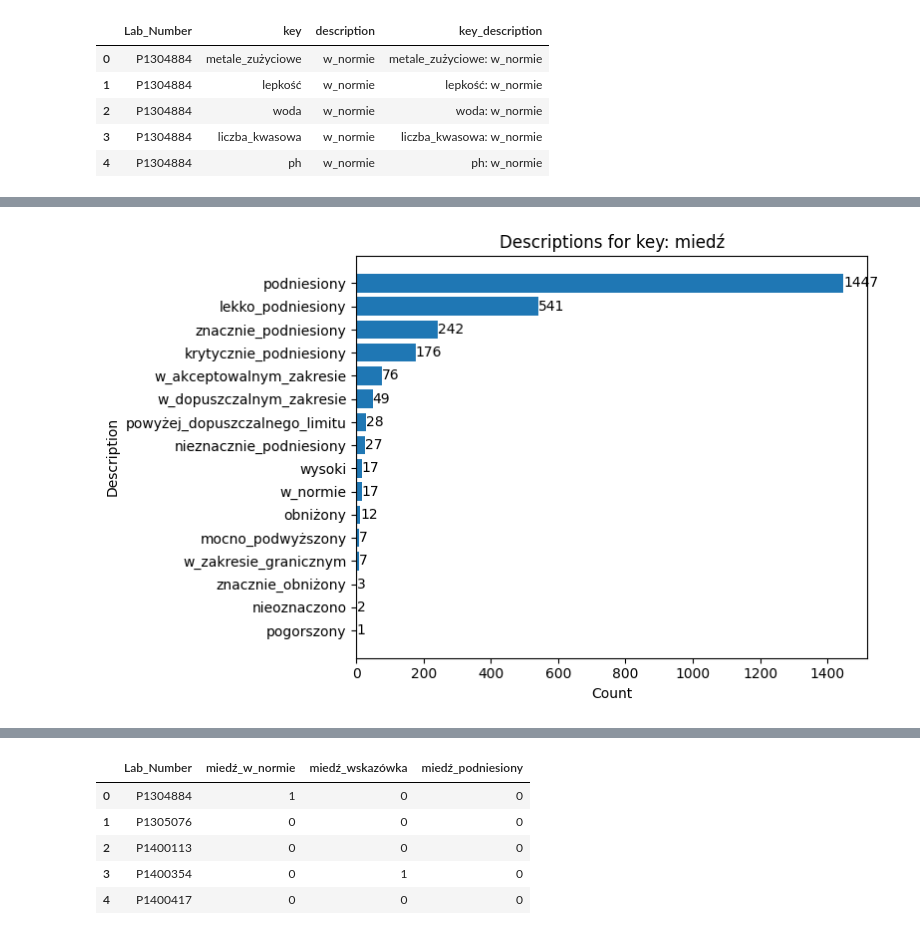
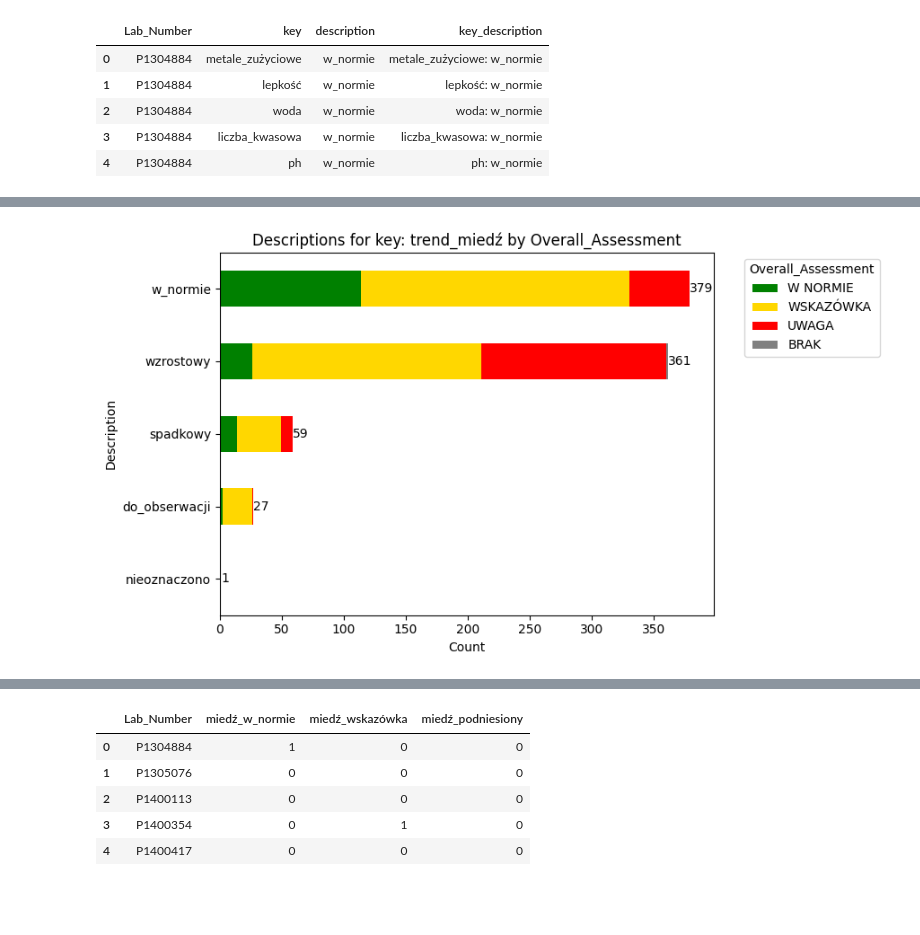
Before and after one commit to jeremiaszpotocznyAIGO/ecol-czyszczenie, a Jupyter notebook: new_data/parse_new_data.ipynb, the cells around one changed output, grey strips where cells are left out. Cells and saved outputs as stored; diff of their text form; code cells hidden in the pictures; blank space fills up the shorter version.

Commit message:
feat: detecting trend keyword

```diff
--- a/new_data/parse_new_data.ipynb
+++ b/new_data/parse_new_data.ipynb
@@ -66,0 +1652,11 @@ data
+# %%
+filtered_df = filtered_df.merge(
+    df[["Lab_Number", "Copper", "Client", "Client_Device", "Lubricant_Name", 'Manufacturer', "Sample_Collection_Date", "Device_Type"]].copy(),
+    on="Lab_Number",
+    how="left"
+)
+
+filtered_df["Copper"] = pd.to_numeric(
+    filtered_df["Copper"],
+    errors="coerce"
+)
@@ -66,0 +1715,5 @@ data
+# %%
+df_inconsistent = df[
+    df["Lab_Number"].isin(filtered_df["Lab_Number"])
+].copy()
+df_inconsistent = df_inconsistent.dropna(axis=1, how="all")
@@ -66,0 +2183,4 @@ data
+# %%
+c = df_inconsistent[
+    pd.to_numeric(df_inconsistent["Copper"], errors="coerce") < 18
+].copy()
@@ -285,21 +2437,85 @@ MAPPER_3_CLASS = {
     "pogorszony": 1,
 }
 # %%
+import pandas as pd
 import matplotlib.pyplot as plt
 
-plot_df = miedz_descriptions.sort_values("count", ascending=True)
+key_name = "trend_miedź"
+# key_name = "miedź"
+# key_name = "metale_zużyciowe"
 
-plt.figure(figsize=(8, 5))
-plt.barh(plot_df["description"], plot_df["count"])
+# 1. Take only rows for miedź
+miedz_rows = parsed_df.loc[parsed_df["key"] == key_name].copy()
+
+# 2. Add Overall_Assessment from original df
+miedz_rows = miedz_rows.merge(
+    df[["Lab_Number", "Overall_Assessment"]],
+    on="Lab_Number",
+    how="left"
+)
+
+# 3. Normalize labels a bit
+miedz_rows["Overall_Assessment"] = (
+    miedz_rows["Overall_Assessment"]
+    .fillna("BRAK")
+    .astype(str)
+    .str.strip()
+    .str.upper()
+)
+
+# 4. Count descriptions split by assessment
+plot_table = pd.crosstab(
+    miedz_rows["description"],
+    miedz_rows["Overall_Assessment"]
+)
+
+# 5. Keep same order as your previous histogram
+description_order = (
+    miedz_rows["description"]
+    .value_counts()
+    .sort_values(ascending=True)
+    .index
+)
+
+plot_table = plot_table.loc[description_order]
+
+# 6. Make sure columns exist and are in desired order
+assessment_order = ["W NORMIE", "WSKAZÓWKA", "UWAGA", "BRAK"]
+
+for col in assessment_order:
+    if col not in plot_table.columns:
+        plot_table[col] = 0
+
+plot_table = plot_table[assessment_order]
+
+# 7. Colors
+colors = {
+    "W NORMIE": "green",
+    "WSKAZÓWKA": "gold",
+    "UWAGA": "red",
+    "BRAK": "gray",
+}
+
+# 8. Plot stacked horizontal bar chart
+ax = plot_table.plot(
+    kind="barh",
+    stacked=True,
+    figsize=(9, 5),
+    color=[colors[c] for c in plot_table.columns],
+)
 
 plt.xlabel("Count")
 plt.ylabel("Description")
-plt.title("Descriptions for key: miedź")
+plt.title(f"Descriptions for key: {key_name} by Overall_Assessment")
+plt.legend(title="Overall_Assessment", bbox_to_anchor=(1.05, 1), loc="upper left")
 
-for i, value in enumerate(plot_df["count"]):
+# 9. Add total count labels at the end of each bar
+totals = plot_table.sum(axis=1)
+
+for i, value in enumerate(totals):
     plt.text(value, i, str(value), va="center", ha="left")
 
 plt.tight_layout()
 plt.show()
 # %% [output]
-[figure, old version]
+[figure, new version]
```
Also changed, not shown: parts of 50 cells of this notebook, 2 other files.
